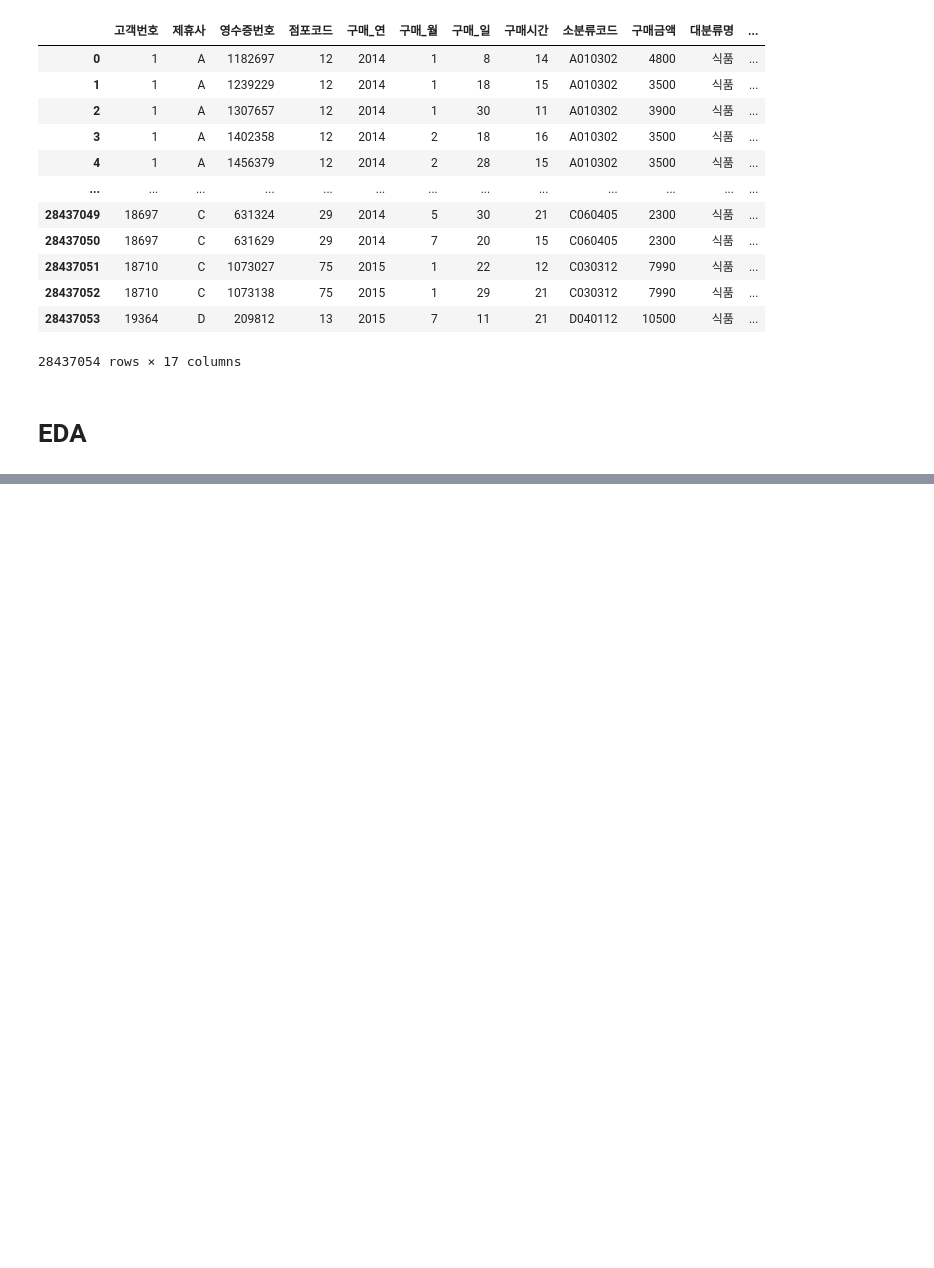
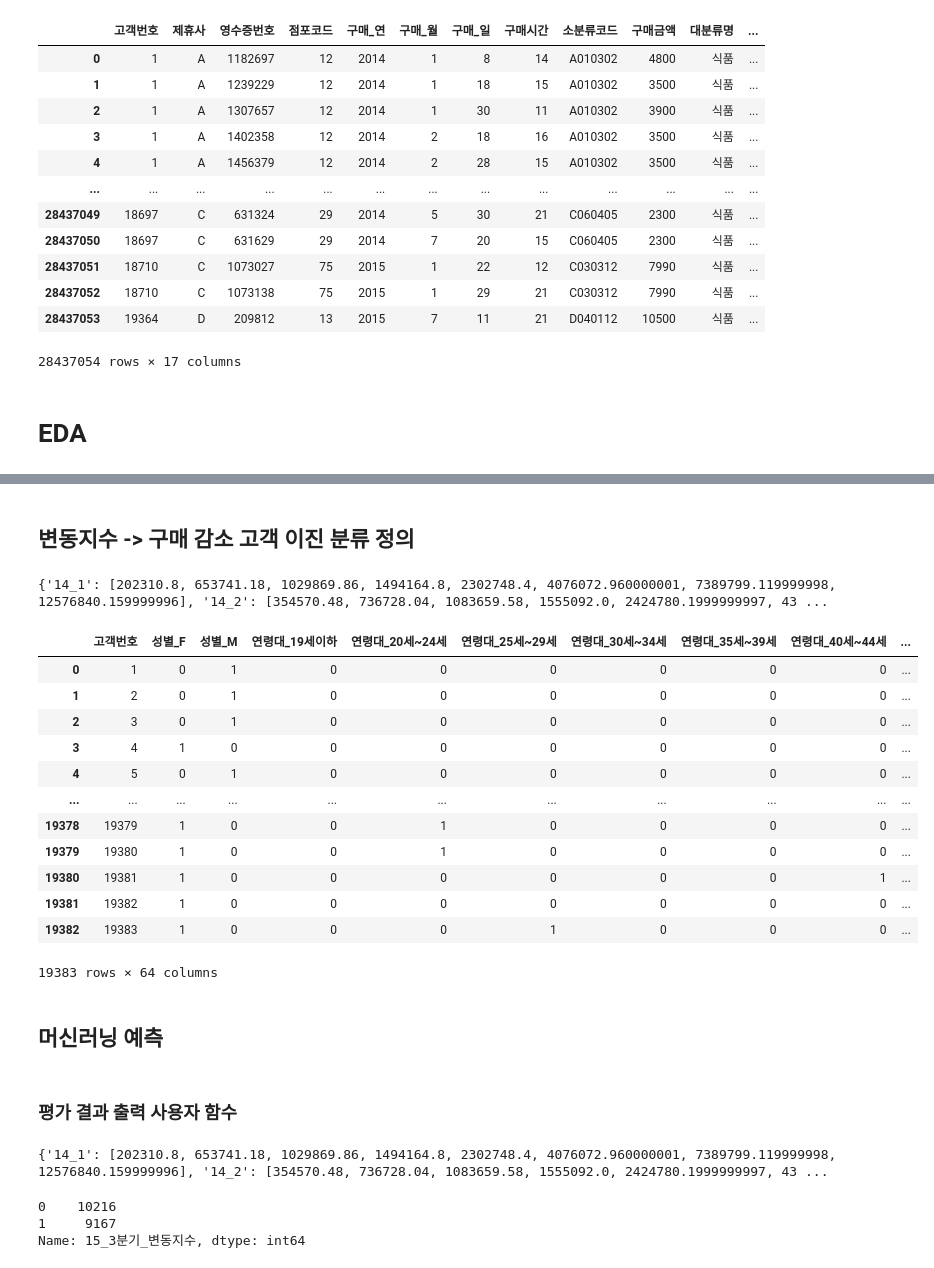
Before and after one commit to PKLH/cakd_LP, a Jupyter notebook: WorkSpace/Han/EDA_HAN.ipynb, the cells around one changed output, grey strips where cells are left out. Saved outputs shown, nothing was run; the diff lists cells and outputs as text; code cells hidden in the pictures; blank space fills up the shorter version.

```diff
--- a/WorkSpace/Han/EDA_HAN.ipynb
+++ b/WorkSpace/Han/EDA_HAN.ipynb
@@ -138,3 +102,0 @@ pp_purprd_prodcl
-# %%
-pp_pv = pp_purprd_prodcl.pivot_table(index=['고객번호'],columns='반기',values='구매금액',aggfunc=('count'),fill_value=0)
-pp_pv
@@ -353,0 +105,23 @@ plt.show()
+# %%
+# 분기로 데이터 짜르기
+cond_2014_1 =(pp_purprd_prodcl['구매_연']==2014)&(pp_purprd_prodcl['구매_월']<=3)
+cond_2014_2 =(pp_purprd_prodcl['구매_연']==2014)&((pp_purprd_prodcl['구매_월']>3)&(pp_purprd_prodcl['구매_월']<=6))
+cond_2014_3 =(pp_purprd_prodcl['구매_연']==2014)&((pp_purprd_prodcl['구매_월']>6)&(pp_purprd_prodcl['구매_월']<=9))
+cond_2014_4 =(pp_purprd_prodcl['구매_연']==2014)&((pp_purprd_prodcl['구매_월']>9)&(pp_purprd_prodcl['구매_월']<=12))
+cond_2015_1 =(pp_purprd_prodcl['구매_연']==2015)&(pp_purprd_prodcl['구매_월']<=3)
+cond_2015_2 =(pp_purprd_prodcl['구매_연']==2015)&((pp_purprd_prodcl['구매_월']>3)&(pp_purprd_prodcl['구매_월']<=6))
+cond_2015_3 =(pp_purprd_prodcl['구매_연']==2015)&((pp_purprd_prodcl['구매_월']>6)&(pp_purprd_prodcl['구매_월']<=9))
+cond_2015_4 =(pp_purprd_prodcl['구매_연']==2015)&((pp_purprd_prodcl['구매_월']>9)&(pp_purprd_prodcl['구매_월']<=12))
+
+pp_purprd_prodcl['분기']=0
+
+pp_purprd_prodcl.loc[cond_2014_1,'분기']='14_1'
+pp_purprd_prodcl.loc[cond_2014_2,'분기']='14_2'
+pp_purprd_prodcl.loc[cond_2014_3,'분기']='14_3'
+pp_purprd_prodcl.loc[cond_2014_4,'분기']='14_4'
+pp_purprd_prodcl.loc[cond_2015_1,'분기']='15_1'
+pp_purprd_prodcl.loc[cond_2015_2,'분기']='15_2'
+pp_purprd_prodcl.loc[cond_2015_3,'분기']='15_3'
+pp_purprd_prodcl.loc[cond_2015_4,'분기']='15_4'
+
+pp_purprd_prodcl
@@ -353,0 +249,37 @@ plt.show()
+# %% [markdown]
+## 변동지수 -> 구매 감소 고객 이진 분류 정의
+# %%
+def get_pp_cust(df):
+    final_df = var_calculation(df, pp_demo)
+
+    # 구매 감소 고객(Reduced purchases by customers) 정의
+    def find_RP_by_cus(x):
+        if x < 0:
+            return 1 # 감소
+        else:
+            return 0 # 증가
+    final_df['15_3분기_변동지수'] = final_df['15_3분기_변동지수'].apply(find_RP_by_cus)
+    final_df['15_4분기_변동지수'] = final_df['15_4분기_변동지수'].apply(find_RP_by_cus)
+
+
+    return final_df
+
+final_pp_purprd_prodcl = get_pp_cust(pp_purprd_prodcl)
+final_pp_purprd_prodcl
+# %% [output]
+{'14_1': [202310.8, 653741.18, 1029869.86, 1494164.8, 2302748.4, 4076072.960000001, 7389799.119999998, 12576840.159999996], '14_2': [354570.48, 736728.04, 1083659.58, 1555092.0, 2424780.1999999997, 43 ...
+|  | 고객번호 | 성별_F | 성별_M | 연령대_19세이하 | 연령대_20세~24세 | 연령대_25세~29세 | 연령대_30세~34세 | 연령대_35세~39세 | 연령대_40세~44세 | ... |
+| 0 | 1 | 0 | 1 | 0 | 0 | 0 | 0 | 0 | 0 | ... |
+| 1 | 2 | 0 | 1 | 0 | 0 | 0 | 0 | 0 | 0 | ... |
+| 2 | 3 | 0 | 1 | 0 | 0 | 0 | 0 | 0 | 0 | ... |
+| 3 | 4 | 1 | 0 | 0 | 0 | 0 | 0 | 0 | 0 | ... |
+| 4 | 5 | 0 | 1 | 0 | 0 | 0 | 0 | 0 | 0 | ... |
+| ... | ... | ... | ... | ... | ... | ... | ... | ... | ... | ... |
+| 19378 | 19379 | 1 | 0 | 0 | 1 | 0 | 0 | 0 | 0 | ... |
+| 19379 | 19380 | 1 | 0 | 0 | 1 | 0 | 0 | 0 | 0 | ... |
+| 19380 | 19381 | 1 | 0 | 0 | 0 | 0 | 0 | 0 | 1 | ... |
+| 19381 | 19382 | 1 | 0 | 0 | 0 | 0 | 0 | 0 | 0 | ... |
+| 19382 | 19383 | 1 | 0 | 0 | 0 | 1 | 0 | 0 | 0 | ... |
+19383 rows × 64 columns
+# %% [markdown]
+## 머신러닝 예측
@@ -353,0 +297,2 @@ plt.show()
+# %% [markdown]
+### 평가 결과 출력 사용자 함수
@@ -353,0 +313,7 @@ plt.show()
+# %%
+get_pp_cust(pp_purprd_prodcl)['15_3분기_변동지수'].value_counts()
+# %% [output]
+{'14_1': [202310.8, 653741.18, 1029869.86, 1494164.8, 2302748.4, 4076072.960000001, 7389799.119999998, 12576840.159999996], '14_2': [354570.48, 736728.04, 1083659.58, 1555092.0, 2424780.1999999997, 43 ...
+0    10216
+1     9167
+Name: 15_3분기_변동지수, dtype: int64
```
Also changed, not shown: parts of 35 cells of this notebook, 3 other files.
